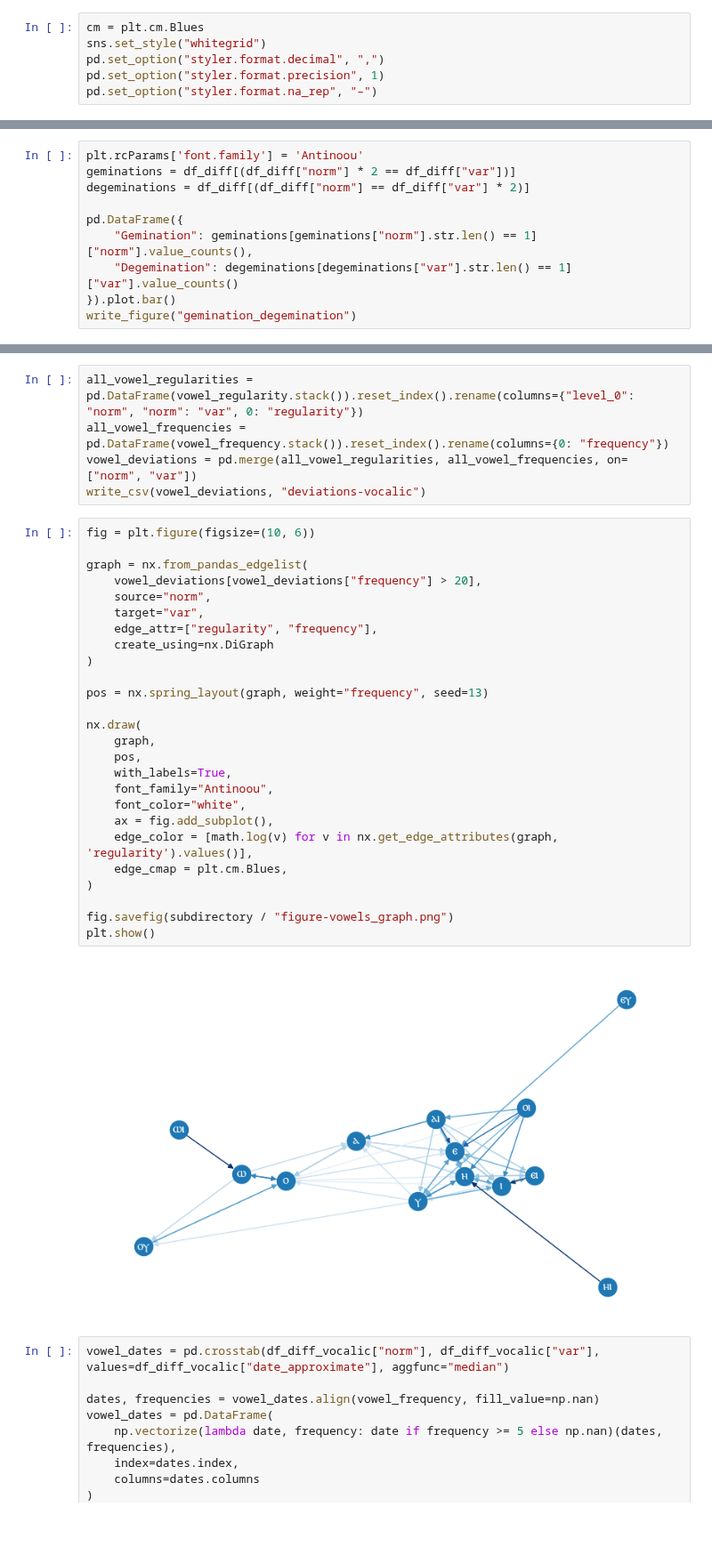
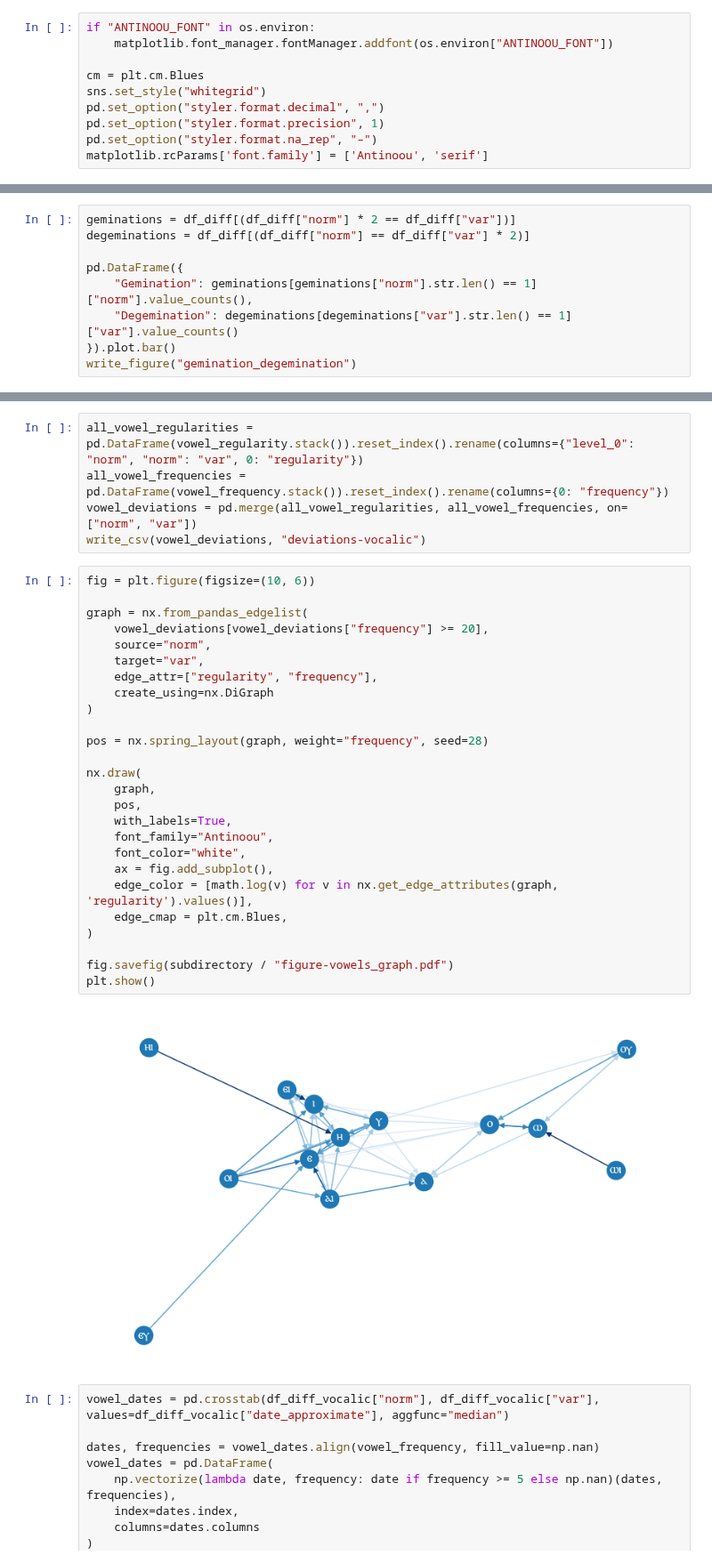
Before and after one commit to kmein/greek-coptic, a Jupyter notebook: greek-coptic.ipynb, the cells around one changed output, grey strips where cells are left out. Shown at 89% size. Cells and saved outputs as stored; diff of their text form; blank space fills up the shorter version.

Commit message:
give papermill access to antinoou font

```diff
--- a/greek-coptic.ipynb
+++ b/greek-coptic.ipynb
@@ -31,11 +32,15 @@ def flatmap(func, *iterable):
 
 We configure a heatmap/colour scheme for tables, set a theme for plots and configure the numbers to conform to German customs.
 # %%
+if "ANTINOOU_FONT" in os.environ:
+    matplotlib.font_manager.fontManager.addfont(os.environ["ANTINOOU_FONT"])
+
 cm = plt.cm.Blues
 sns.set_style("whitegrid")
 pd.set_option("styler.format.decimal", ",")
 pd.set_option("styler.format.precision", 1)
 pd.set_option("styler.format.na_rep", "–")
+matplotlib.rcParams['font.family'] = ['Antinoou', 'serif']
 # %% [markdown]
 ### Assets Export
 
@@ -782,7 +787,6 @@ Note that the *regularity* of an insertion is undefined. We cannot count the fre
 
 Since we earlier managed to identify geminations and degeminations, we can now look at how they are distributed in the data.
 # %%
-plt.rcParams['font.family'] = 'Antinoou'
 geminations = df_diff[(df_diff["norm"] * 2 == df_diff["var"])]
 degeminations = df_diff[(df_diff["norm"] == df_diff["var"] * 2)]
 
@@ -892,31 +896,31 @@ write_csv(vowel_deviations, "deviations-vocalic")
 # %%
 fig = plt.figure(figsize=(10, 6))
 
 graph = nx.from_pandas_edgelist(
-    vowel_deviations[vowel_deviations["frequency"] > 20],
+    vowel_deviations[vowel_deviations["frequency"] >= 20],
     source="norm",
     target="var",
     edge_attr=["regularity", "frequency"],
     create_using=nx.DiGraph
 )
 
-pos = nx.spring_layout(graph, weight="frequency", seed=13)
+pos = nx.spring_layout(graph, weight="frequency", seed=28)
 
 nx.draw(
     graph,
     pos,
     with_labels=True,
     font_family="Antinoou",
     font_color="white",
     ax = fig.add_subplot(),
     edge_color = [math.log(v) for v in nx.get_edge_attributes(graph, 'regularity').values()],
     edge_cmap = plt.cm.Blues,
 )
 
-fig.savefig(subdirectory / "figure-vowels_graph.png")
+fig.savefig(subdirectory / "figure-vowels_graph.pdf")
 plt.show()
 # %% [output]
-[figure, old version]
+[figure, new version]
 # %%
 vowel_dates = pd.crosstab(df_diff_vocalic["norm"], df_diff_vocalic["var"], values=df_diff_vocalic["date_approximate"], aggfunc="median")
 
```
Also changed, not shown: parts of 2 cells of this notebook, 1 other file.
